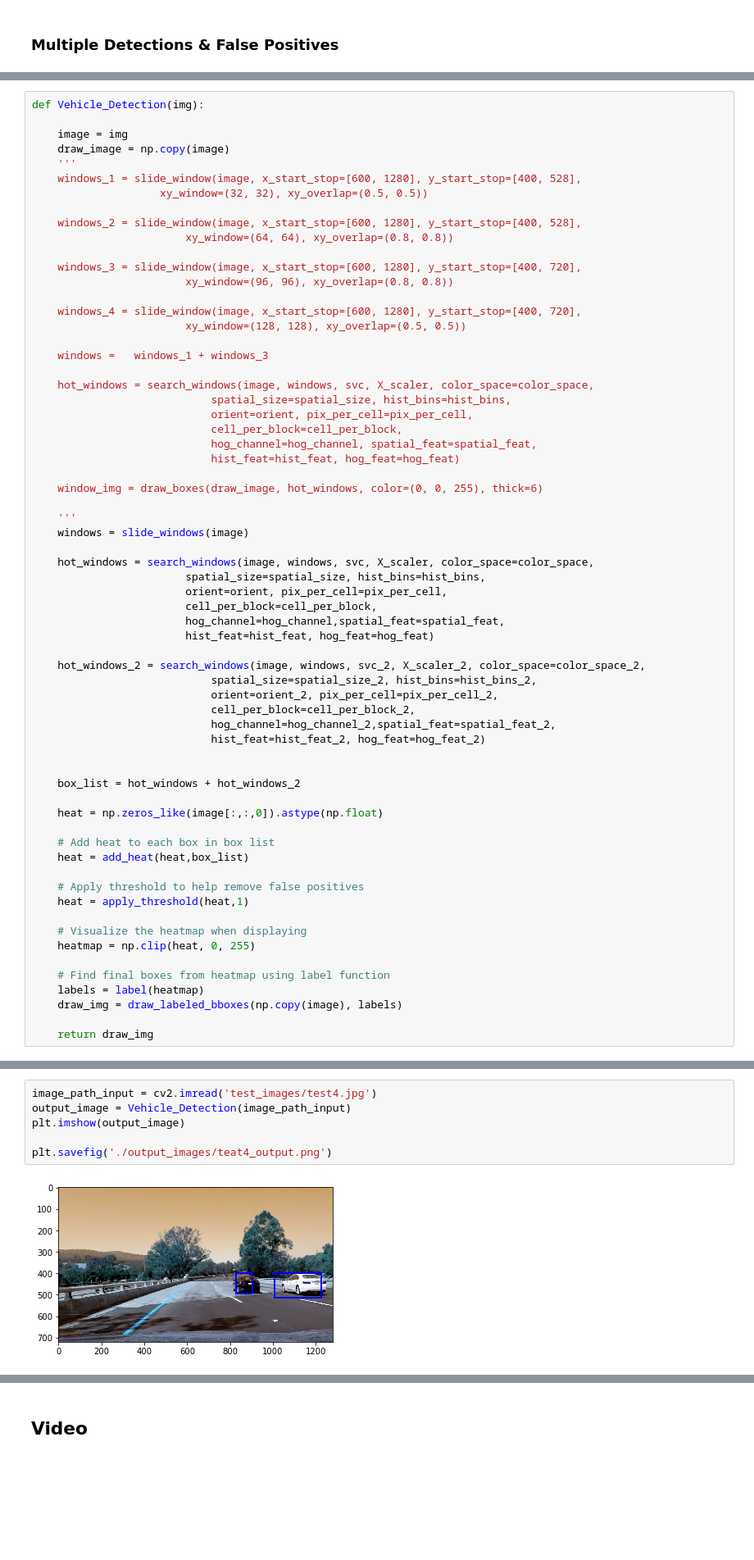
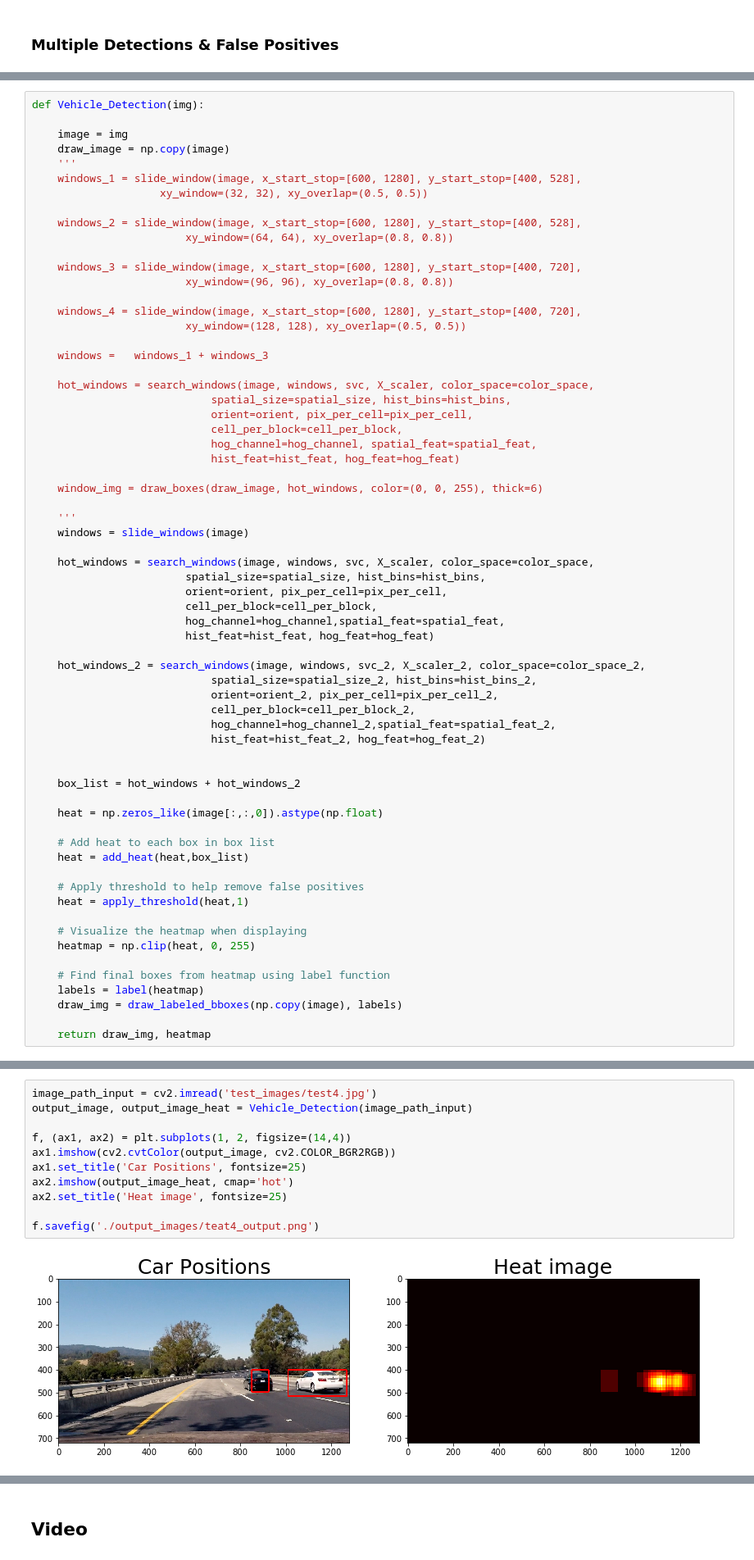
Before and after one commit to JackyGu1042/CarND-Vehicle-Detection, a Jupyter notebook: CarND_Vehicle_Dectection.ipynb, the cells around one changed output, grey strips where cells are left out. Shown at 82% size. Drawn from its saved outputs; the diff is of its cells as text; blank space fills up the shorter version.

```diff
--- a/CarND_Vehicle_Dectection.ipynb
+++ b/CarND_Vehicle_Dectection.ipynb
@@ -739,6 +741,6 @@ def Vehicle_Detection(img):
     labels = label(heatmap)
     draw_img = draw_labeled_bboxes(np.copy(image), labels)
 
-    return draw_img
+    return draw_img, heatmap
 # %%
 image_path_input = cv2.imread('test_images/test1.jpg')
@@ -767,10 +784,15 @@ plt.savefig('./output_images/teat3_output.png')
 # %%
 image_path_input = cv2.imread('test_images/test4.jpg')
-output_image = Vehicle_Detection(image_path_input)
-plt.imshow(output_image)
+output_image, output_image_heat = Vehicle_Detection(image_path_input)
 
-plt.savefig('./output_images/teat4_output.png')
+f, (ax1, ax2) = plt.subplots(1, 2, figsize=(14,4))
+ax1.imshow(cv2.cvtColor(output_image, cv2.COLOR_BGR2RGB))
+ax1.set_title('Car Positions', fontsize=25)
+ax2.imshow(output_image_heat, cmap='hot')
+ax2.set_title('Heat image', fontsize=25)
+
+f.savefig('./output_images/teat4_output.png')
 # %% [output]
-[figure, old version]
+[figure, new version]
 # %%
 image_path_input = cv2.imread('test_images/test5.jpg')
```
Also changed, not shown: parts of 21 cells of this notebook.
